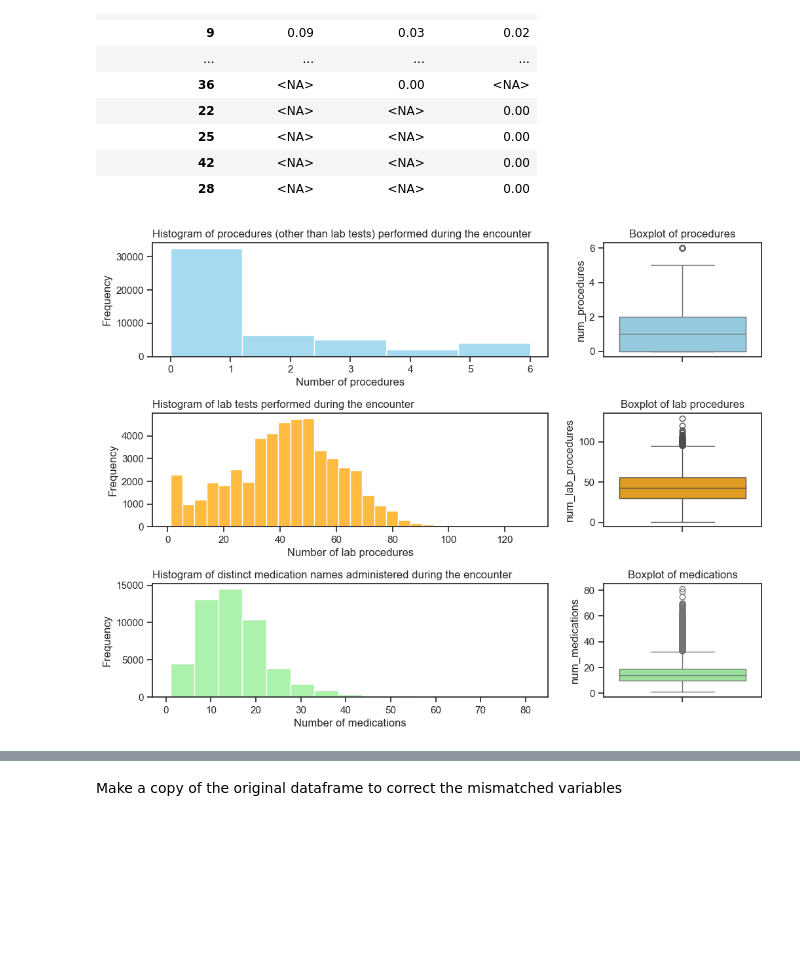
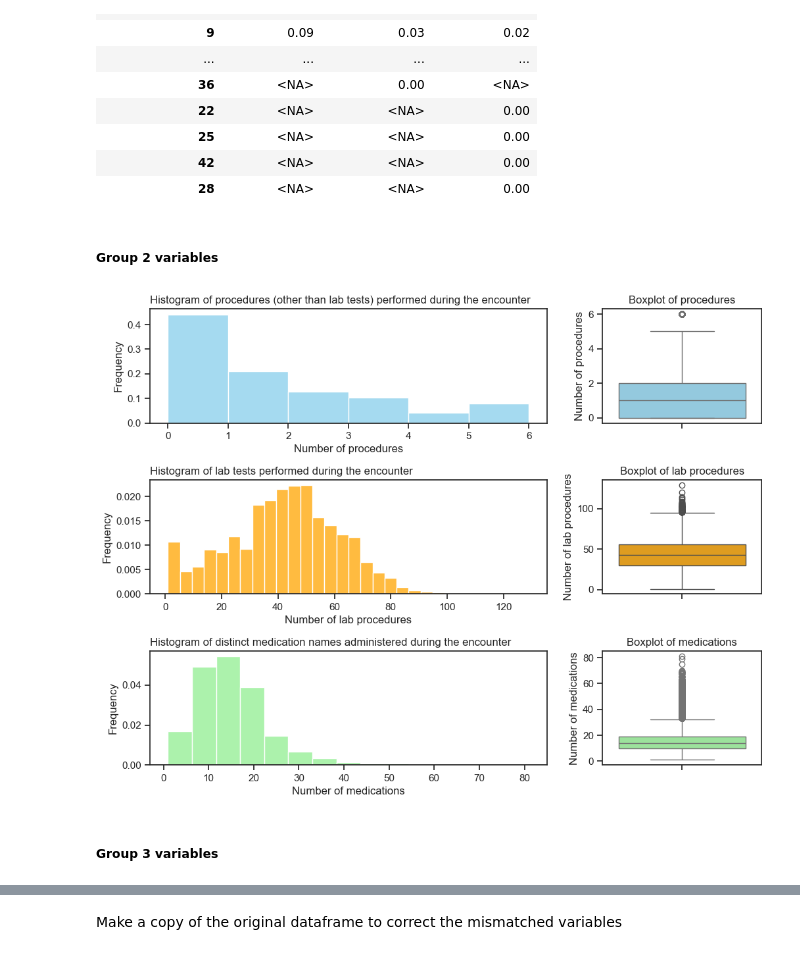
Before and after one commit to johnmarquess/IFN509, a Jupyter notebook: Assignment1_submission/assigment1_analysis.ipynb, the cells around one changed output, grey strips where cells are left out. Cells and saved outputs as stored; diff of their text form; code cells hidden in the pictures; blank space fills up the shorter version.

```diff
--- a/Assignment1_submission/assigment1_analysis.ipynb
+++ b/Assignment1_submission/assigment1_analysis.ipynb
@@ -216,37 +235,49 @@ percentages_table
 | 25 | <NA> | <NA> | 0.00 |
 | 42 | <NA> | <NA> | 0.00 |
 | 28 | <NA> | <NA> | 0.00 |
+# %% [markdown]
+##### Group 2 variables
 # %%
+# Set up the figure and axes in a 3 rows, 2 columns grid. Histograms will be on the left and boxplots on the right
 
 fig, axes = plt.subplots(3, 2, figsize=(12, 9), gridspec_kw={'width_ratios': [2.5, 1]})
 
-sns.histplot(data=d1['num_procedures' ], ax=axes[0,0] ,bins = 5, color='skyblue')
+# Histogram and boxplot of the number of procedures
+sns.histplot(data=d1['num_procedures' ], ax=axes[0,0] ,bins = 6, color='skyblue', stat='density')
 axes[0,0].set_title('Histogram of procedures (other than lab tests) performed during the encounter', loc='left')
 axes[0,0].set_xlabel('Number of procedures')
 axes[0,0].set_ylabel('Frequency')
 
+# Boxplot of the number of procedures
 sns.boxplot(data=d1['num_procedures'], ax=axes[0,1] ,color='skyblue')
 axes[0,1].set_title(f'Boxplot of procedures')
+axes[0,1].set_ylabel('Number of procedures')
 
-
-sns.histplot(data=d1['num_lab_procedures' ], ax=axes[1,0] ,bins = 30, color='orange')
+# Histogram and boxplot of the number of lab procedures
+sns.histplot(data=d1['num_lab_procedures' ], ax=axes[1,0] ,bins = 30, color='orange', stat='density')
 axes[1,0].set_title('Histogram of lab tests performed during the encounter', loc='left')
 axes[1,0].set_xlabel('Number of lab procedures')
 axes[1,0].set_ylabel('Frequency')
 
+# Boxplot of the number of lab procedures
 sns.boxplot(data=d1['num_lab_procedures'], ax=axes[1,1] ,color='orange')
 axes[1,1].set_title(f'Boxplot of lab procedures')
+axes[1,1].set_ylabel('Number of lab procedures')
 
-sns.histplot(data=d1['num_medications' ], ax=axes[2,0] ,bins = 15,  color='lightgreen')
+# Histogram and boxplot of the number of medications
+sns.histplot(data=d1['num_medications' ], ax=axes[2,0] ,bins = 15,  color='lightgreen', stat='density')
 axes[2,0].set_title('Histogram of distinct medication names administered during the encounter', loc='left')
 axes[2,0].set_xlabel('Number of medications')
 axes[2,0].set_ylabel('Frequency')
 
-
+# Boxplot of the number of medications
 sns.boxplot(data=d1['num_medications'], ax=axes[2,1] ,color='lightgreen')
 axes[2,1].set_title(f'Boxplot of medications')
+axes[2,1].set_ylabel('Number of medications')
 
-
+# Add space between the plots to prevent overlap of titles and labels
 plt.subplots_adjust(hspace=0.5)
 # %% [output]
-[figure, old version]
+[figure, new version]
+# %% [markdown]
+##### Group 3 variables
```
Also changed, not shown: parts of 48 cells of this notebook, 1 other file.
